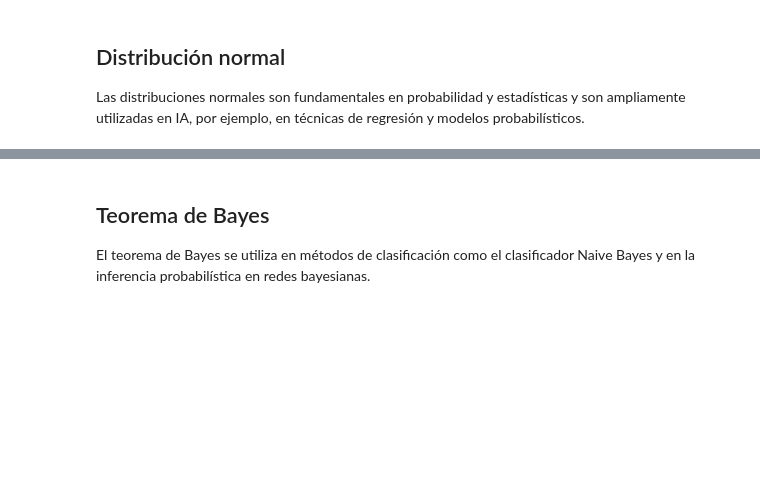
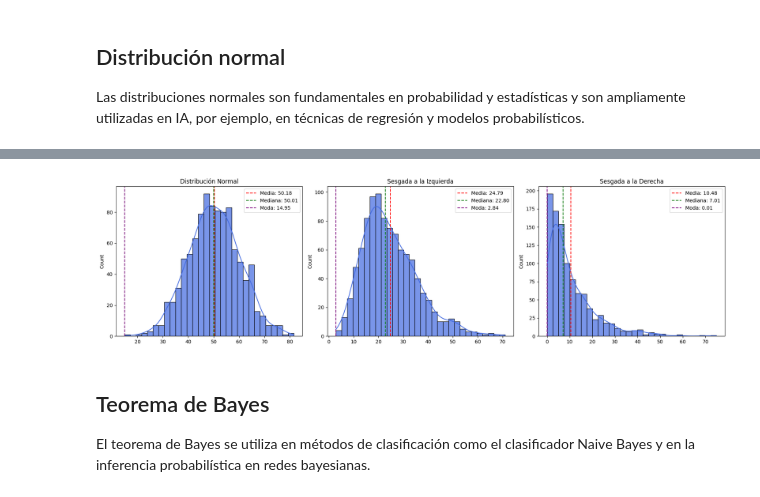
Before and after one commit to JaznaLaProfe/InteligenciaArtificial, a Jupyter notebook: notebooks/2_Algebra_Lineal_y_probabilidad_aplicada_a_IA.ipynb, the cells around one changed output, grey strips where cells are left out. Drawn from its saved outputs; the diff is of its cells as text; code cells hidden in the pictures; blank space fills up the shorter version.

```diff
--- a/notebooks/2_Algebra_Lineal_y_probabilidad_aplicada_a_IA.ipynb
+++ b/notebooks/2_Algebra_Lineal_y_probabilidad_aplicada_a_IA.ipynb
@@ -390,3 +605,46 @@ plt.show()
+# %%
+# Configurar semilla para reproducibilidad
+np.random.seed(29)
+
+# 1. Distribución normal (simétrica)
+data_normal = np.random.normal(loc=50, scale=10, size=1000)
+
+# 2. Distribución sesgada a la izquierda (cola larga a la izquierda)
+data_sesgada_izquierda = np.random.gamma(shape=5, scale=5, size=1000)
+
+# 3. Distribución sesgada a la derecha (cola larga a la derecha)
+data_sesgada_derecha = np.random.exponential(scale=10, size=1000)
+
+# Función para calcular media, mediana y moda
+def calcula_estadisticas(data: np.array):
+  return np.mean(data), np.median(data), mode(data, keepdims=True).mode[0]
+
+# Obtener estadísticas
+stats_normal = calcula_estadisticas(data_normal)
+stats_left_skew = calcula_estadisticas(data_sesgada_izquierda)
+stats_right_skew = calcula_estadisticas(data_sesgada_derecha)
+
+# Graficar histogramas
+fig, axes = plt.subplots(1, 3, figsize=(18, 5))
+
+distributions = [
+    (data_normal, "Distribución Normal", stats_normal),
+    (data_sesgada_izquierda, "Sesgada a la Izquierda", stats_left_skew),
+    (data_sesgada_derecha, "Sesgada a la Derecha", stats_right_skew),
+]
+
+for ax, (data, title, stats) in zip(axes, distributions):
+    sns.histplot(data, bins=30, kde=True, ax=ax, color='royalblue', alpha=0.7)
+    ax.axvline(stats[0], color='red', linestyle='dashed', label=f'Media: {stats[0]:.2f}')
+    ax.axvline(stats[1], color='green', linestyle='dashed', label=f'Mediana: {stats[1]:.2f}')
+    ax.axvline(stats[2], color='purple', linestyle='dashed', label=f'Moda: {stats[2]:.2f}')
+    ax.set_title(title)
+    ax.legend()
+
+plt.tight_layout()
+plt.show()
+# %% [output]
+[figure, added]
 # %% [markdown]
 ## Teorema de Bayes
 
```
Also changed, not shown: parts of 49 cells of this notebook.
